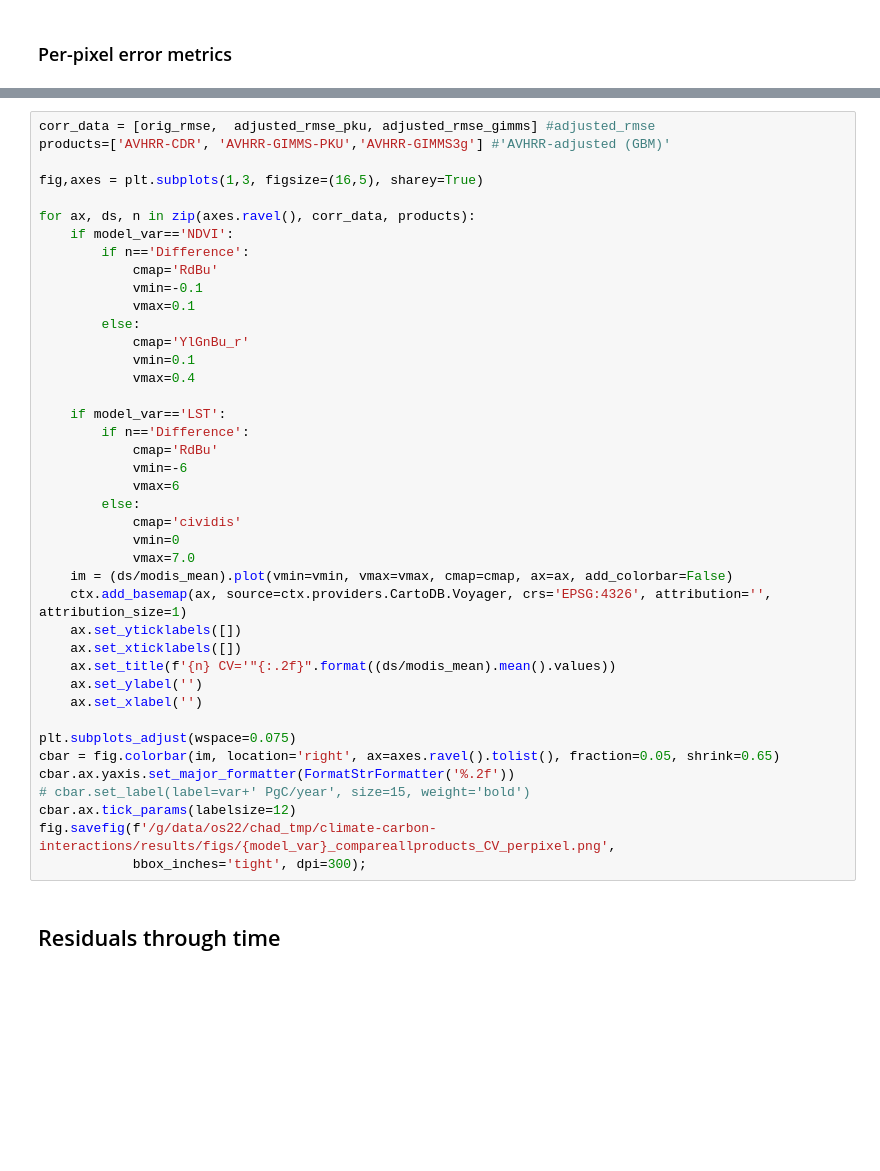
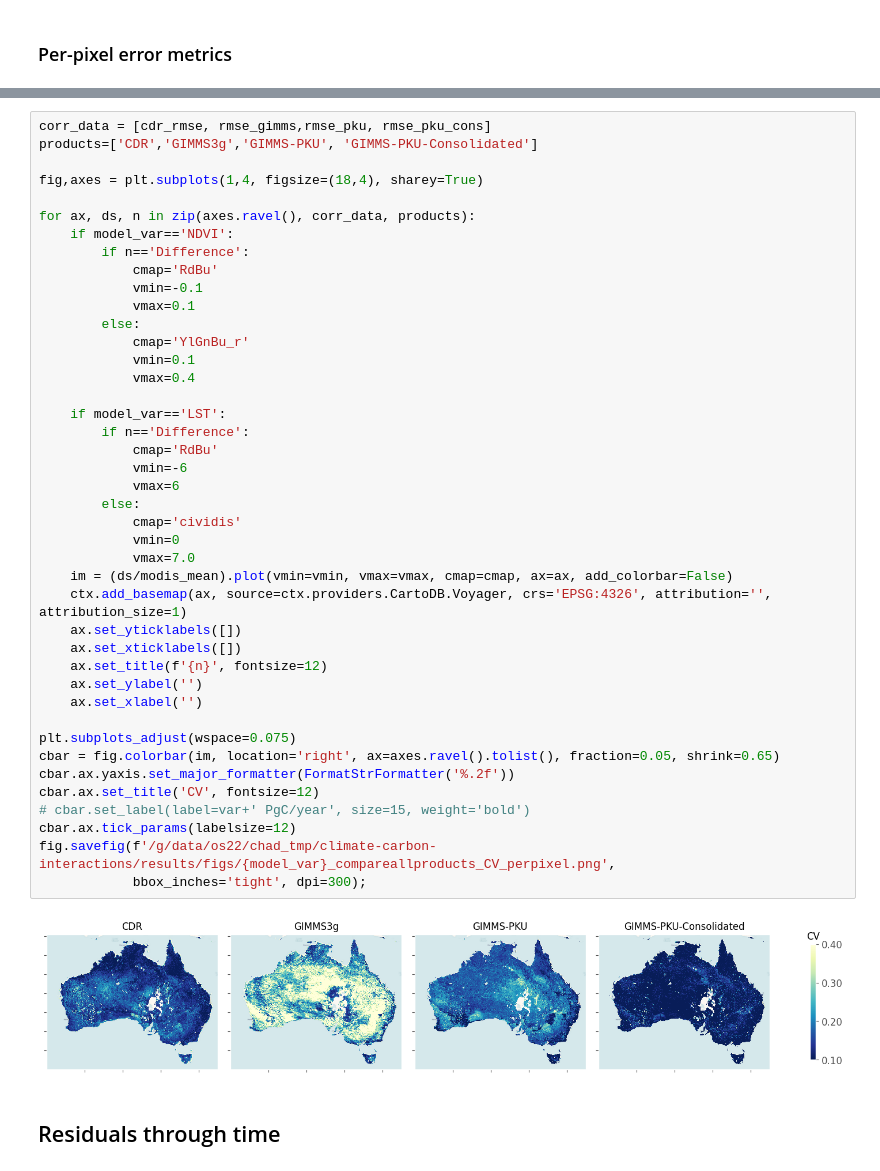
Before and after one commit to cbur24/climate-carbon-interactions, a Jupyter notebook: notebooks/harmonization/comparisons/5_Compare_all_NDVI_products.ipynb, the cells around one changed output, grey strips where cells are left out. Saved outputs shown, nothing was run; the diff lists cells and outputs as text; blank space fills up the shorter version.

```diff
--- a/notebooks/harmonization/comparisons/5_Compare_all_NDVI_products.ipynb
+++ b/notebooks/harmonization/comparisons/5_Compare_all_NDVI_products.ipynb
@@ -234,8 +266,8 @@ fig.savefig(f'/g/data/os22/chad_tmp/climate-carbon-interactions/results/figs/{mo
 # %%
-corr_data = [orig_rmse,  adjusted_rmse_pku, adjusted_rmse_gimms] #adjusted_rmse
-products=['AVHRR-CDR', 'AVHRR-GIMMS-PKU','AVHRR-GIMMS3g'] #'AVHRR-adjusted (GBM)'
+corr_data = [cdr_rmse, rmse_gimms,rmse_pku, rmse_pku_cons]
+products=['CDR','GIMMS3g','GIMMS-PKU', 'GIMMS-PKU-Consolidated']
 
-fig,axes = plt.subplots(1,3, figsize=(16,5), sharey=True)
+fig,axes = plt.subplots(1,4, figsize=(18,4), sharey=True)
 
 for ax, ds, n in zip(axes.ravel(), corr_data, products):
     if model_var=='NDVI':
@@ -244,34 +276,37 @@ for ax, ds, n in zip(axes.ravel(), corr_data, products):
             vmin=-0.1
             vmax=0.1
         else:
             cmap='YlGnBu_r'
             vmin=0.1
             vmax=0.4
 
     if model_var=='LST':
         if n=='Difference':
             cmap='RdBu'
             vmin=-6
             vmax=6
         else:
             cmap='cividis'
             vmin=0
             vmax=7.0
     im = (ds/modis_mean).plot(vmin=vmin, vmax=vmax, cmap=cmap, ax=ax, add_colorbar=False)
     ctx.add_basemap(ax, source=ctx.providers.CartoDB.Voyager, crs='EPSG:4326', attribution='', attribution_size=1)
     ax.set_yticklabels([])
     ax.set_xticklabels([])
-    ax.set_title(f'{n} CV='"{:.2f}".format((ds/modis_mean).mean().values))
+    ax.set_title(f'{n}', fontsize=12)
     ax.set_ylabel('')
     ax.set_xlabel('')
 
 plt.subplots_adjust(wspace=0.075)
 cbar = fig.colorbar(im, location='right', ax=axes.ravel().tolist(), fraction=0.05, shrink=0.65)
 cbar.ax.yaxis.set_major_formatter(FormatStrFormatter('%.2f'))
+cbar.ax.set_title('CV', fontsize=12)
 # cbar.set_label(label=var+' PgC/year', size=15, weight='bold')
 cbar.ax.tick_params(labelsize=12)
 fig.savefig(f'/g/data/os22/chad_tmp/climate-carbon-interactions/results/figs/{model_var}_compareallproducts_CV_perpixel.png',
             bbox_inches='tight', dpi=300);
+# %% [output]
+[figure, added]
 # %% [markdown]
 ## Residuals through time
 # %%
```
Also changed, not shown: parts of 22 cells of this notebook, 1 other file.
